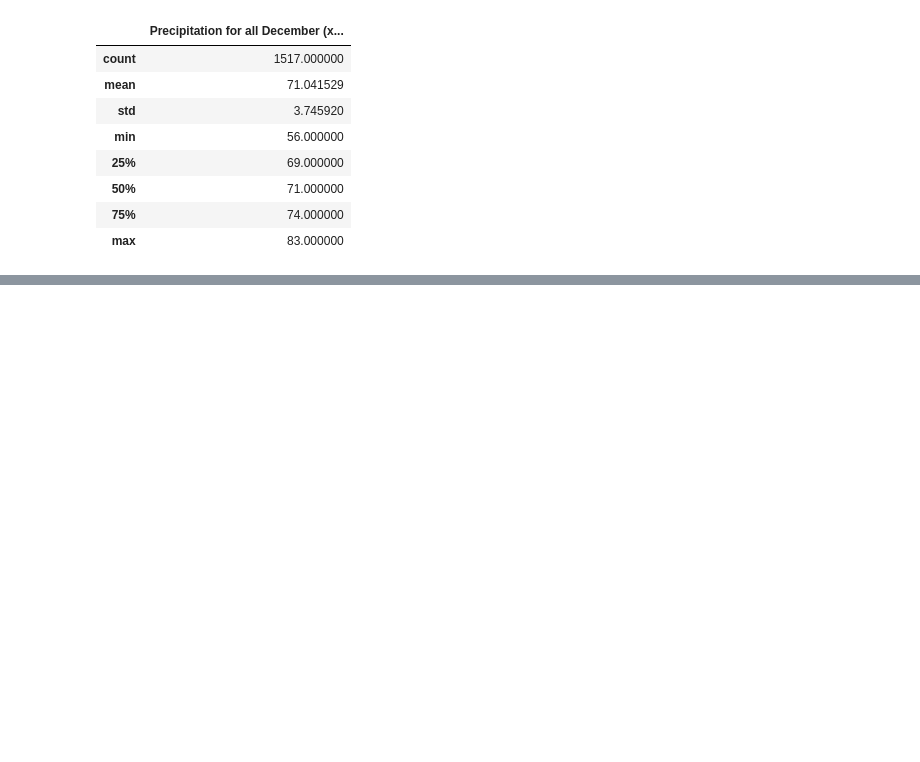
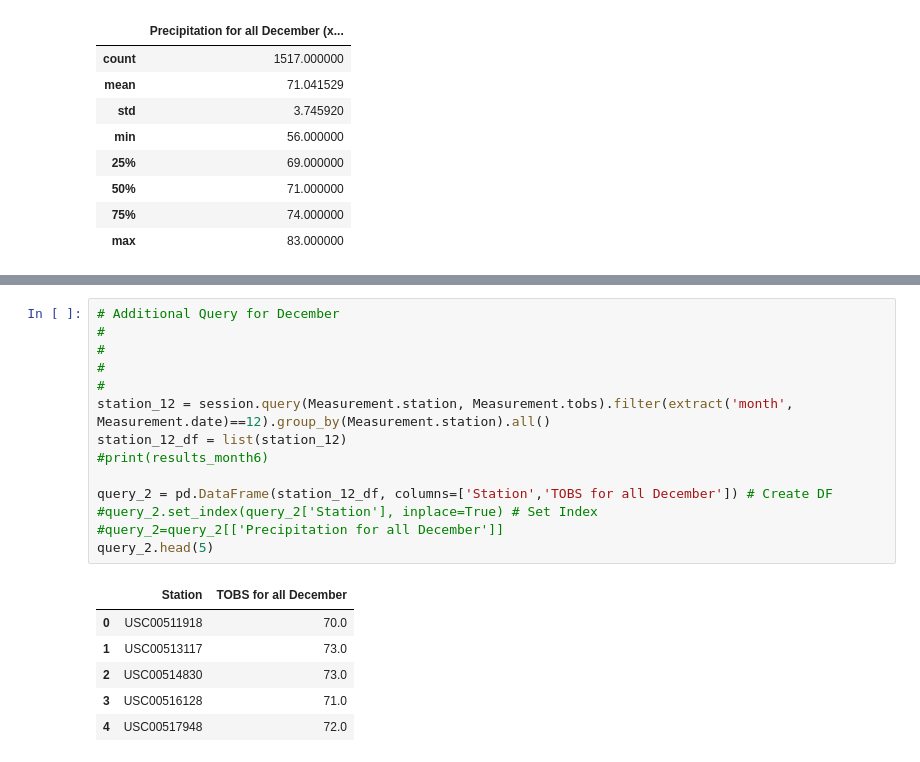
Before and after one commit to poboisvert/Surfs_up, a Jupyter notebook: SurfsUp_Challenge.ipynb, the cells around one changed output, grey strips where cells are left out. Drawn from its saved outputs; the diff is of its cells as text; blank space fills up the shorter version.

```diff
--- a/SurfsUp_Challenge.ipynb
+++ b/SurfsUp_Challenge.ipynb
@@ -129,0 +202,21 @@ df_12.describe()
+# %%
+# Additional Query for December
+#
+#
+#
+#
+station_12 = session.query(Measurement.station, Measurement.tobs).filter(extract('month', Measurement.date)==12).group_by(Measurement.station).all()
+station_12_df = list(station_12)
+#print(results_month6)
+
+query_2 = pd.DataFrame(station_12_df, columns=['Station','TOBS for all December']) # Create DF
+#query_2.set_index(query_2['Station'], inplace=True) # Set Index
+#query_2=query_2[['Precipitation for all December']]
+query_2.head(5)
+# %% [output]
+|  | Station | TOBS for all December |
+| 0 | USC00511918 | 70.0 |
+| 1 | USC00513117 | 73.0 |
+| 2 | USC00514830 | 73.0 |
+| 3 | USC00516128 | 71.0 |
+| 4 | USC00517948 | 72.0 |
```
Also changed, not shown: parts of 6 cells of this notebook, 5 other files.
